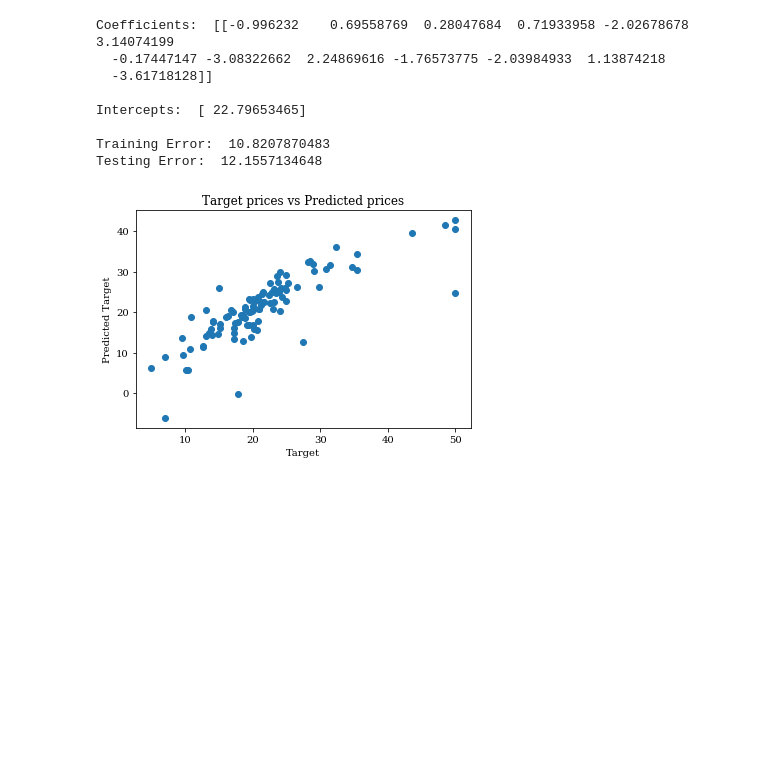
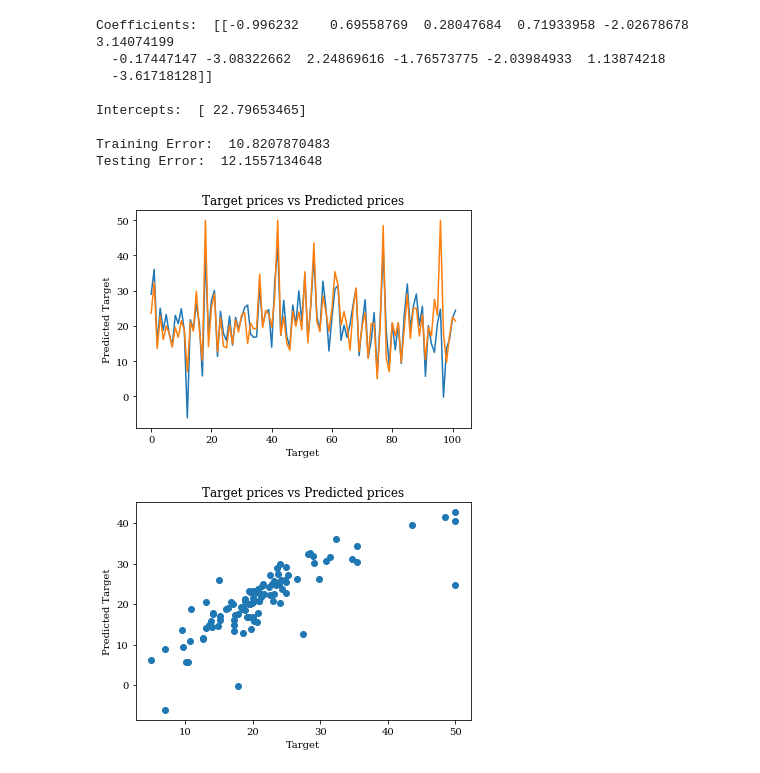
Before and after one commit to TannerS/BostonDataMachineLearning, a Jupyter notebook: BostonData.ipynb, the cells around one changed output. Drawn from its saved outputs; the diff is of its cells as text; code cells hidden in the pictures; blank space fills up the shorter version.

Commit message:
- General Backup - Code Cleanup - Edited Loss Function

```diff
--- a/BostonData.ipynb
+++ b/BostonData.ipynb
@@ -31,17 +31,12 @@ train_data,test_data,train_target,test_target = train_test_split(data,(target[:,
 # http://scikit-learn.org/stable/modules/generated/sklearn.metrics.mean_squared_error.html
 # http://scikit-learn.org/stable/auto_examples/linear_model/plot_ols.html
 
-# Square error function
-def sqrMean(X, Y):
-    #return (metrics.mean_squared_error(X, Y) * .5)
-    return (np.mean((X - Y) ** 2)) / 2
-
 # Task 1-1: use linear regression in sklearn
 
 # creating linear regression model object with default parameters
 model = linear_model.LinearRegression()
 
-# fitting model with training X,Y data. We are training the model with the training data at this time
+# fitting the model with training X,Y data. We are training the model with the training data at this time
 model.fit(train_data, train_target)
 
 # Task 1-2: show intercept and coefficients
@@ -50,58 +45,55 @@ print('Coefficients: ', model.coef_)
 print()
 print('Intercepts: ', model.intercept_)
 
+# Task 1-3: show errors on training dataset and testing dataset
+
 # Here we are getting a prediction using the training data
 trained_results = model.predict(train_data)
 
 # Here we are getting a prediction using the testing data
 tested_results = model.predict(test_data)
 
-# get error from both data sets
-train_error = sqrMean(train_target, trained_results)
-test_error = sqrMean(test_target, tested_results)
-
-# Task 1-3: show errors on training dataset and testing dataset
-
 # Print out both data sets error based on model fitted using the training data
 print()
-print('Training Error: ', train_error)
-print('Testing Error: ', test_error)
+print('Training Error: ', metrics.mean_squared_error(train_target, trained_results) / 2)
+print('Testing Error: ', metrics.mean_squared_error(test_target, tested_results) / 2)
 
 # Task 1-4: show plot a figure to show your predictions and real prices on the testing data set
-
-# # set x axis label
-# plt.xlabel("Target")
-# # set y axis label
-# plt.ylabel("Predicted Target")
-# # set chart title
-# plt.title("Target prices vs Predicted prices")
-# # plot the predicted values of the test data
-# plt.plot(model.predict(np.matrix(test_data)))
-# # plot the true values of the test data
-# plt.plot(np.matrix(test_target))
-# # show the chart
-# plt.show()
 
 # set x axis label
 plt.xlabel("Target")
 # set y axis label
 plt.ylabel("Predicted Target")
 # set chart title
 plt.title("Target prices vs Predicted prices")
 # plot the predicted values of the test data
-plt.scatter(np.matrix(test_target), model.predict(np.matrix(test_data)))
+plt.plot(model.predict(np.matrix(test_data)))
+# plot the true values of the test data
+plt.plot(np.matrix(test_target))
 # show the chart
 plt.show()
+
+# set x axis label
+plt.xlabel("Target")
+# set y axis label
+plt.ylabel("Predicted Target")
+# set chart title
+plt.title("Target prices vs Predicted prices")
+# plot the predicted values of the test data
+plt.scatter(np.matrix(test_target), tested_results)
+# show the chart
+plt.show()
 # %% [output]
 Coefficients:  [[-0.996232    0.69558769  0.28047684  0.71933958 -2.02678678  3.14074199
   -0.17447147 -3.08322662  2.24869616 -1.76573775 -2.03984933  1.13874218
   -3.61718128]]
 
 Intercepts:  [ 22.79653465]
 
 Training Error:  10.8207870483
 Testing Error:  12.1557134648
-[figure, old version]
+[figure, new version]
+[figure, added]
 # %%
 # Sources
 
```
Also changed, not shown: parts of 2 cells of this notebook.
